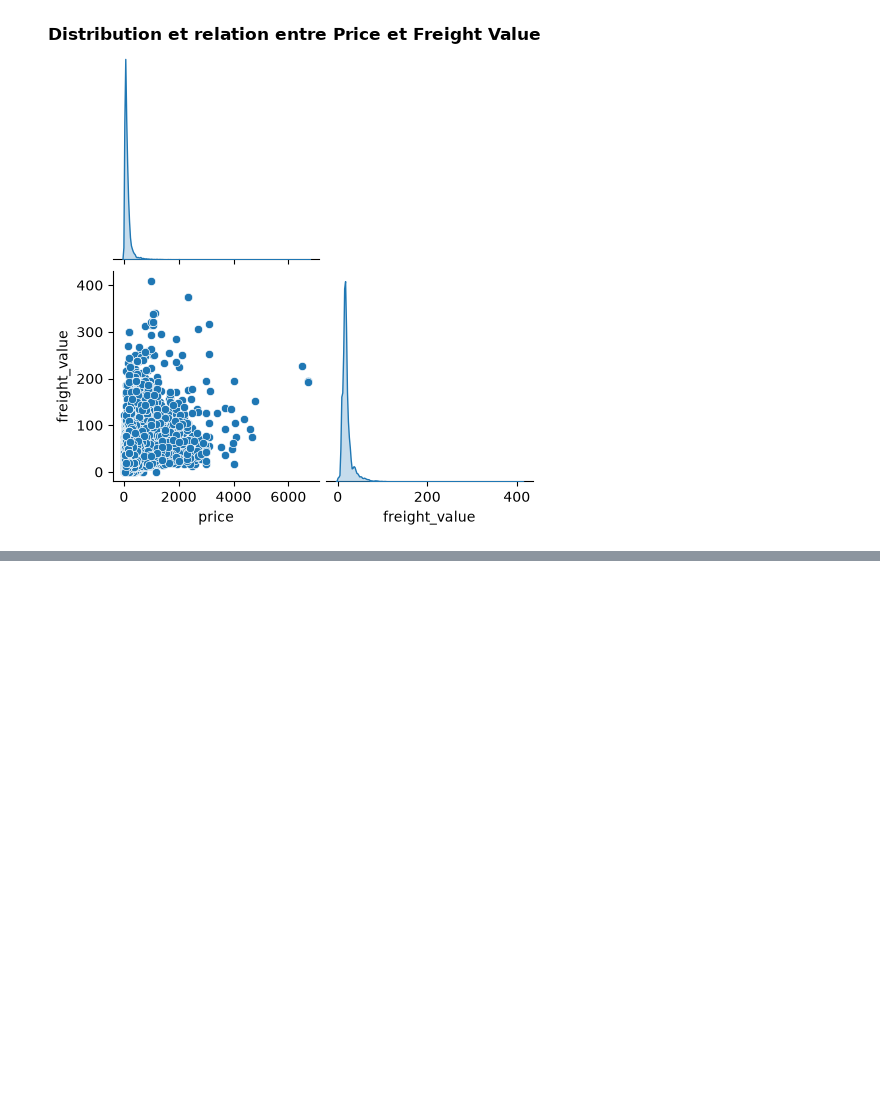
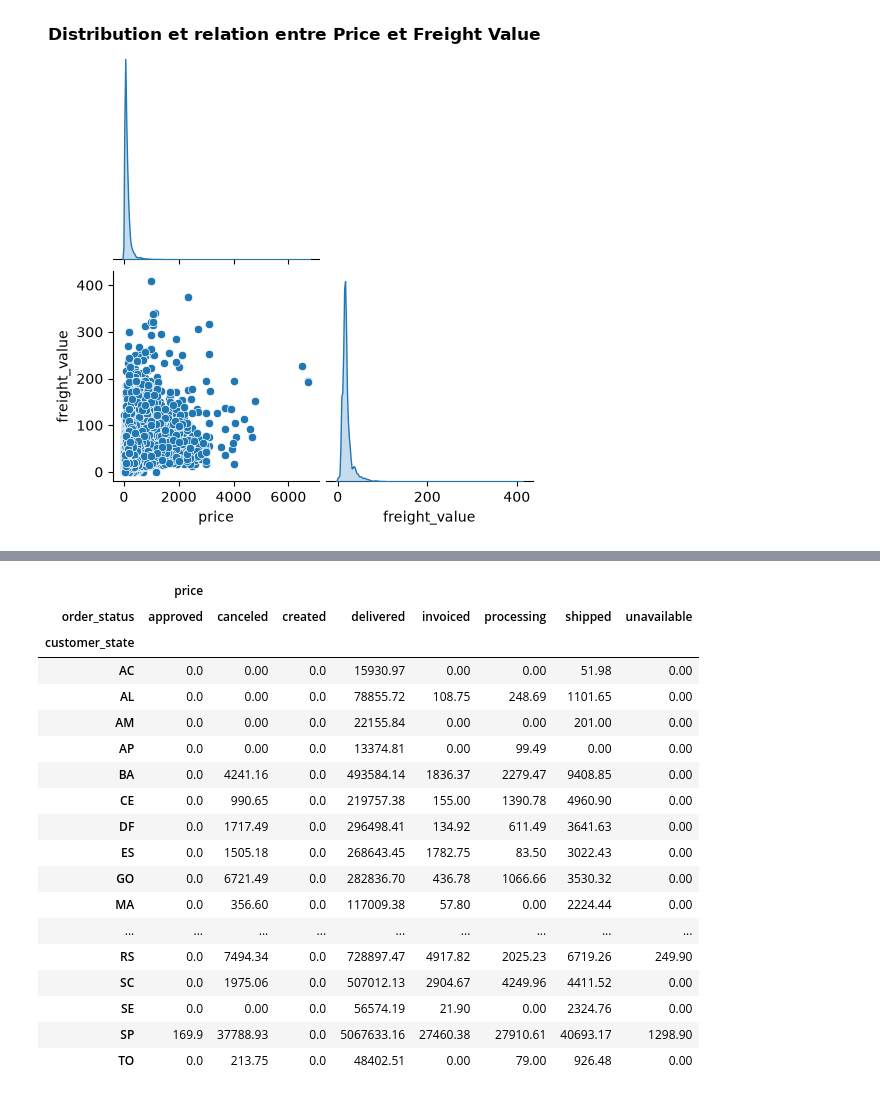
Before and after one commit to djiliwade67-ops/portfolio-data-science, a Jupyter notebook: projet2-olist/projet2-olist.ipynb, the cells around one changed output, grey strips where cells are left out. Drawn from its saved outputs; the diff is of its cells as text; code cells hidden in the pictures; blank space fills up the shorter version.

```diff
--- a/projet2-olist/projet2-olist.ipynb
+++ b/projet2-olist/projet2-olist.ipynb
@@ -149,0 +181,29 @@ plt.show()
+# %%
+pd.pivot_table(
+    merge2,
+    index=['customer_state'],
+    columns=['order_status'],
+    values=['price'],
+    aggfunc='sum',
+    fill_value=0
+)
+# %% [output]
+|  | price |  |  |  |  |  |  |  |
+| order_status | approved | canceled | created | delivered | invoiced | processing | shipped | unavailable |
+| customer_state |  |  |  |  |  |  |  |  |
+| AC | 0.0 | 0.00 | 0.0 | 15930.97 | 0.00 | 0.00 | 51.98 | 0.00 |
+| AL | 0.0 | 0.00 | 0.0 | 78855.72 | 108.75 | 248.69 | 1101.65 | 0.00 |
+| AM | 0.0 | 0.00 | 0.0 | 22155.84 | 0.00 | 0.00 | 201.00 | 0.00 |
+| AP | 0.0 | 0.00 | 0.0 | 13374.81 | 0.00 | 99.49 | 0.00 | 0.00 |
+| BA | 0.0 | 4241.16 | 0.0 | 493584.14 | 1836.37 | 2279.47 | 9408.85 | 0.00 |
+| CE | 0.0 | 990.65 | 0.0 | 219757.38 | 155.00 | 1390.78 | 4960.90 | 0.00 |
+| DF | 0.0 | 1717.49 | 0.0 | 296498.41 | 134.92 | 611.49 | 3641.63 | 0.00 |
+| ES | 0.0 | 1505.18 | 0.0 | 268643.45 | 1782.75 | 83.50 | 3022.43 | 0.00 |
+| GO | 0.0 | 6721.49 | 0.0 | 282836.70 | 436.78 | 1066.66 | 3530.32 | 0.00 |
+| MA | 0.0 | 356.60 | 0.0 | 117009.38 | 57.80 | 0.00 | 2224.44 | 0.00 |
+| ... | ... | ... | ... | ... | ... | ... | ... | ... |
+| RS | 0.0 | 7494.34 | 0.0 | 728897.47 | 4917.82 | 2025.23 | 6719.26 | 249.90 |
+| SC | 0.0 | 1975.06 | 0.0 | 507012.13 | 2904.67 | 4249.96 | 4411.52 | 0.00 |
+| SE | 0.0 | 0.00 | 0.0 | 56574.19 | 21.90 | 0.00 | 2324.76 | 0.00 |
+| SP | 169.9 | 37788.93 | 0.0 | 5067633.16 | 27460.38 | 27910.61 | 40693.17 | 1298.90 |
+| TO | 0.0 | 213.75 | 0.0 | 48402.51 | 0.00 | 79.00 | 926.48 | 0.00 |
```
Also changed, not shown: parts of 5 cells of this notebook.
